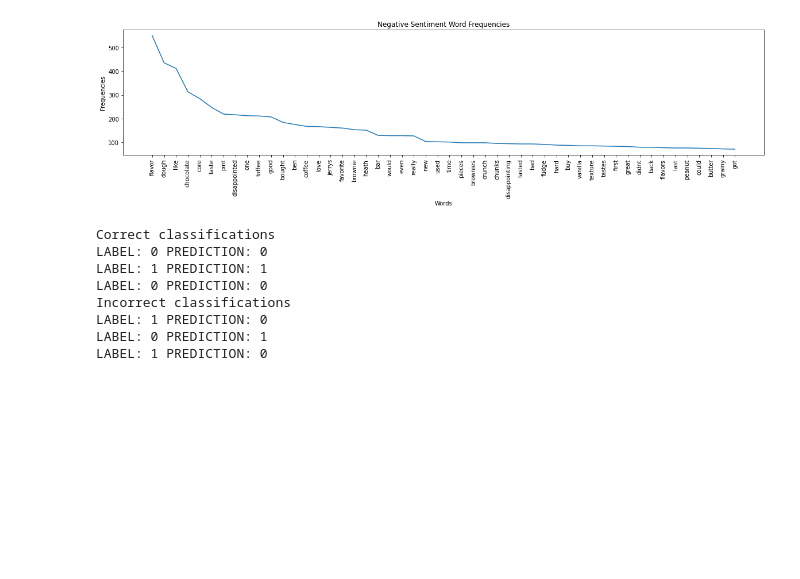
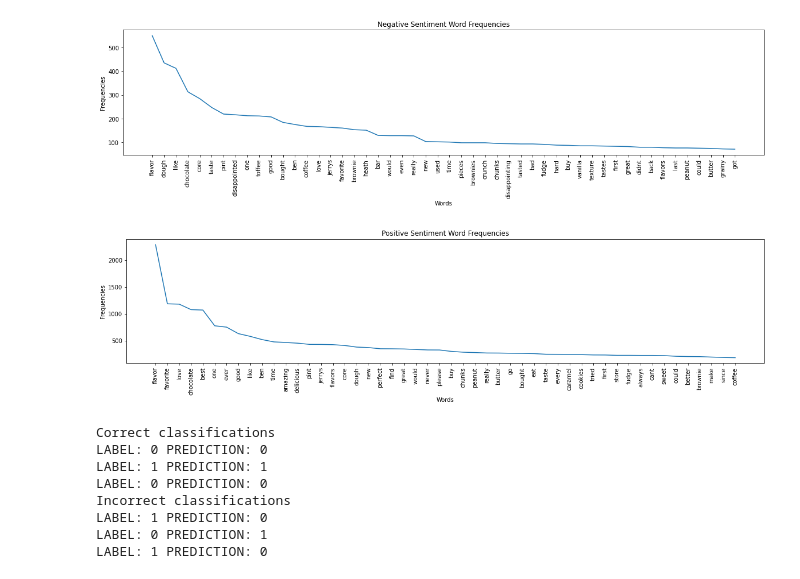
Before and after one commit to eric-sclafani/ams651_final_project, a Jupyter notebook: bayes.ipynb, the cells around one changed output. Cells and saved outputs as stored; diff of their text form; code cells hidden in the pictures; blank space fills up the shorter version.

```diff
--- a/bayes.ipynb
+++ b/bayes.ipynb
@@ -281,6 +281,10 @@ F1-score: 0.805
 model.plot_most_common_counts("neg", 50)
 # %% [output]
 [figure]
+# %%
+model.plot_most_common_counts("pos", 50)
+# %% [output]
+[figure, added]
 # %%
 
 print("Correct classifications")
```
